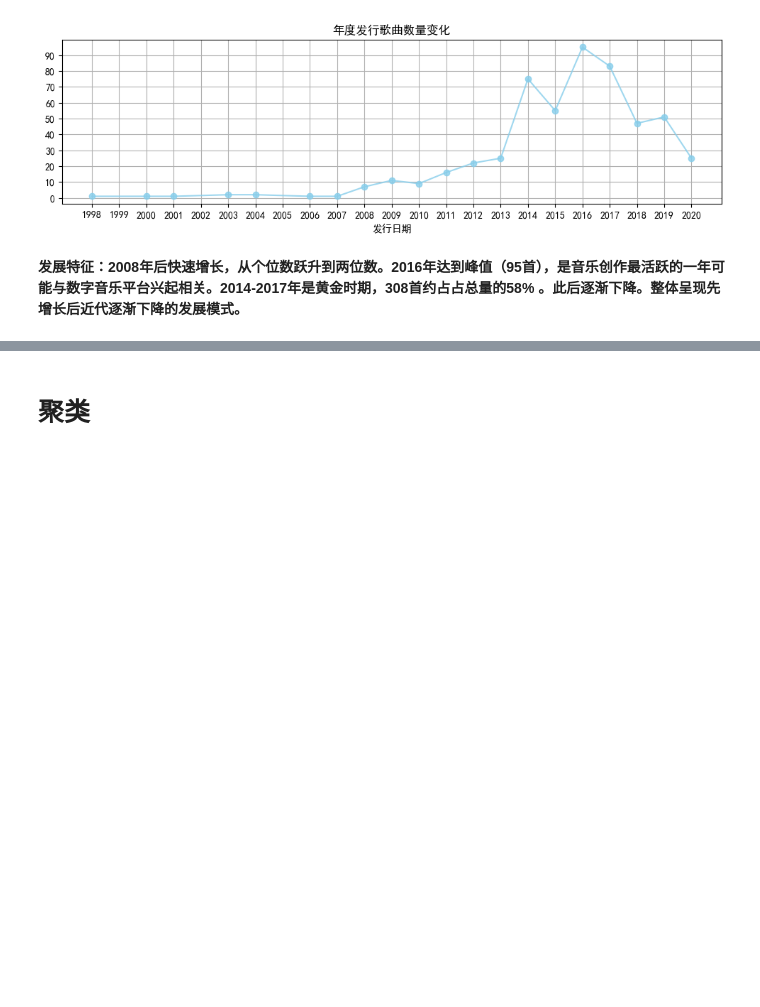
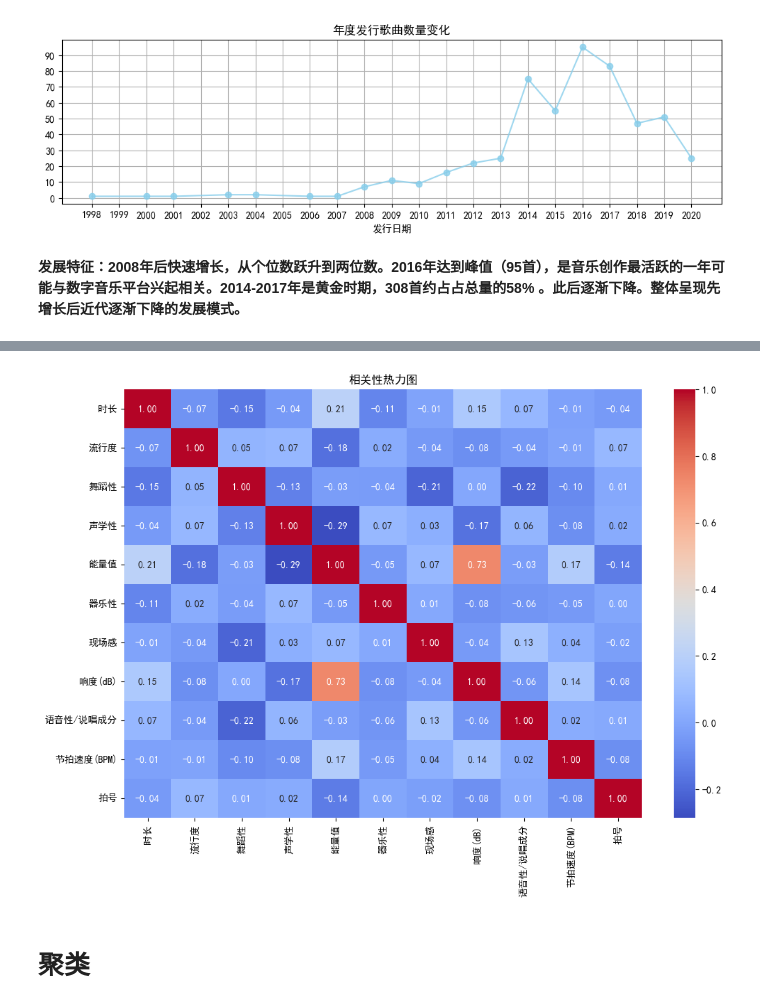
Before and after one commit to liushisi7/liushisi7_xiaoxueqi_renmeng, a Jupyter notebook: 作业一/test_6_23.ipynb, the cells around one changed output, grey strips where cells are left out. Saved outputs shown, nothing was run; the diff lists cells and outputs as text; code cells hidden in the pictures; blank space fills up the shorter version.

```diff
--- a/作业一/test_6_23.ipynb
+++ b/作业一/test_6_23.ipynb
@@ -114,0 +174,9 @@ data['发行日期'].value_counts().sort_index().plot(kind='line', figsize=(12,
+# %%
+# 相关性热力图
+data1= data.drop(['歌曲名称', '专辑', '歌手', '歌手主要流派', '发行日期'], axis=1)
+plt.figure(figsize=(12, 8))
+sns.heatmap(data1.corr(method='pearson'), annot=True, cmap='coolwarm', fmt='.2f') #method='pearson'表示使用皮尔逊相关系数-皮尔逊相关系数是最常用的相关系数之一，适用于线性关系的度量
+plt.title('相关性热力图')
+plt.show()
+# %% [output]
+[figure, added]
```
Also changed, not shown: parts of 17 cells of this notebook, 1 other file.
